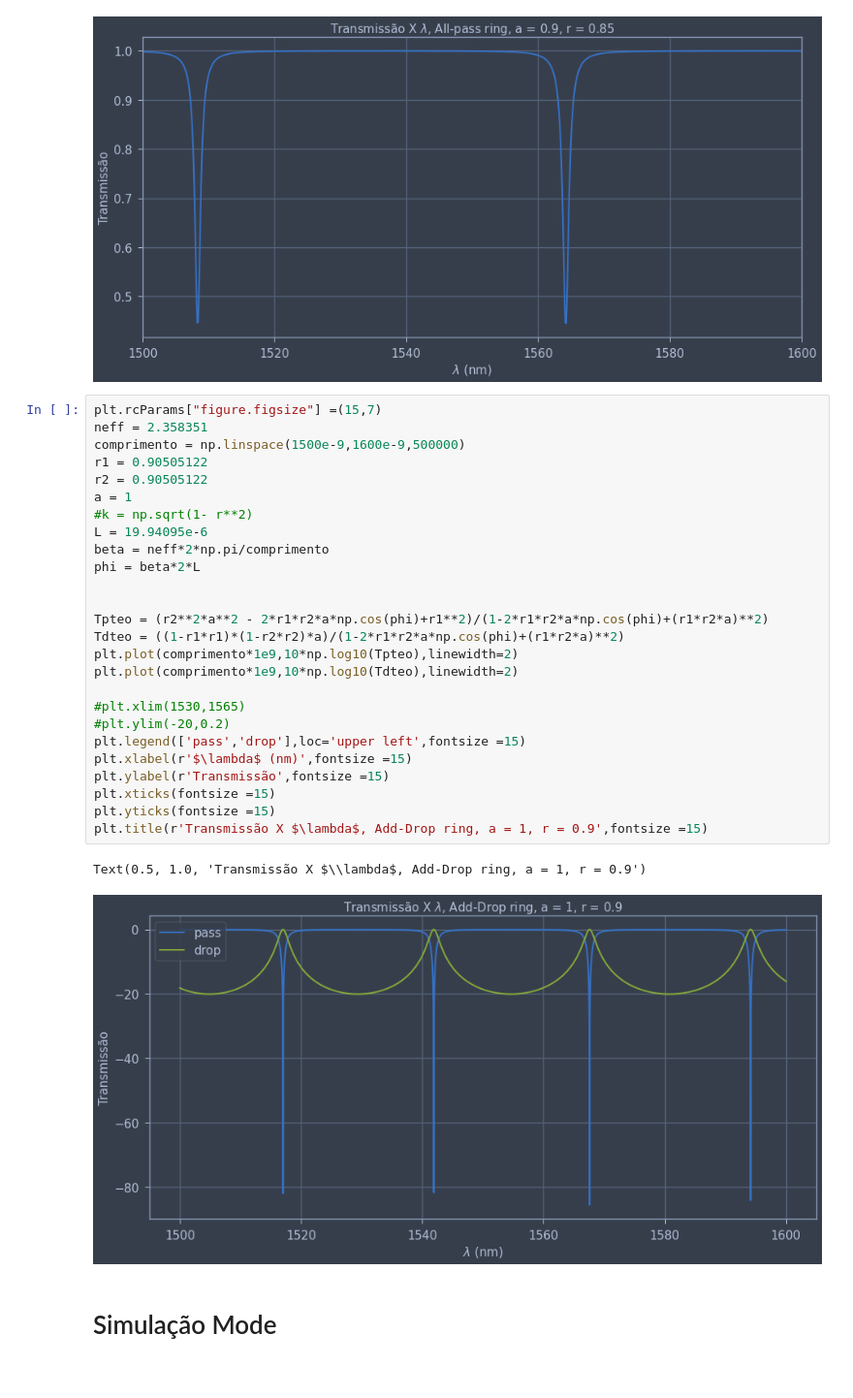
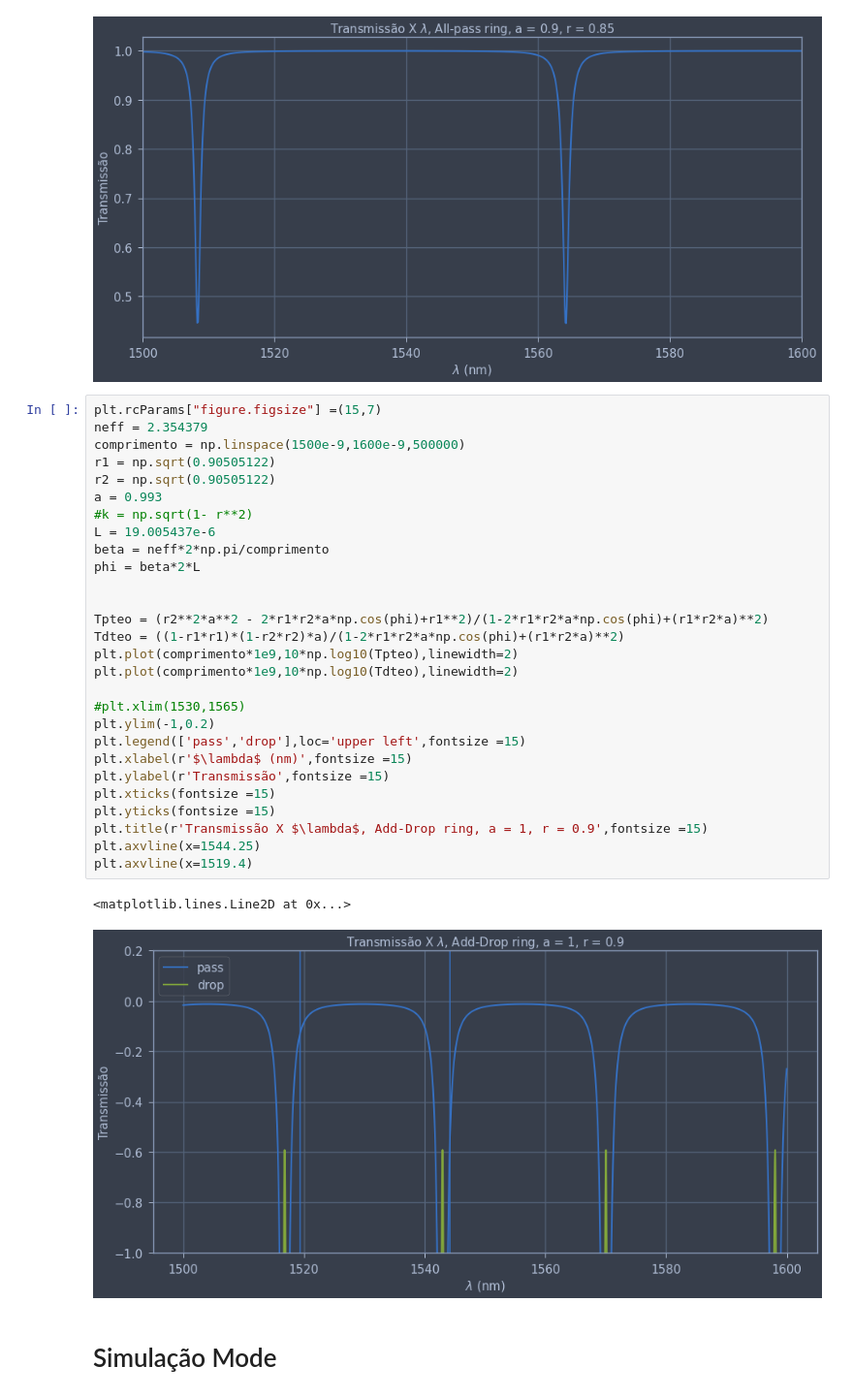
Before and after one commit to LucasLobo7/Anelderessonancia, a Jupyter notebook: ANELRUIM.ipynb, the cells around one changed output. Shown at 97% size. Cells and saved outputs as stored; diff of their text form.

```diff
--- a/ANELRUIM.ipynb
+++ b/ANELRUIM.ipynb
@@ -129,33 +129,35 @@ Text(0.5, 1.0, 'Transmissão X $\\lambda$, All-pass ring, a = 0.9, r = 0.85')
 [figure]
 # %%
 plt.rcParams["figure.figsize"] =(15,7)
-neff = 2.358351
+neff = 2.354379
 comprimento = np.linspace(1500e-9,1600e-9,500000)
-r1 = 0.90505122
-r2 = 0.90505122
-a = 1
+r1 = np.sqrt(0.90505122)
+r2 = np.sqrt(0.90505122)
+a = 0.993
 #k = np.sqrt(1- r**2)
-L = 19.94095e-6
+L = 19.005437e-6
 beta = neff*2*np.pi/comprimento
 phi = beta*2*L
 
 
 Tpteo = (r2**2*a**2 - 2*r1*r2*a*np.cos(phi)+r1**2)/(1-2*r1*r2*a*np.cos(phi)+(r1*r2*a)**2)
 Tdteo = ((1-r1*r1)*(1-r2*r2)*a)/(1-2*r1*r2*a*np.cos(phi)+(r1*r2*a)**2)
 plt.plot(comprimento*1e9,10*np.log10(Tpteo),linewidth=2)
 plt.plot(comprimento*1e9,10*np.log10(Tdteo),linewidth=2)
 
 #plt.xlim(1530,1565)
-#plt.ylim(-20,0.2)
+plt.ylim(-1,0.2)
 plt.legend(['pass','drop'],loc='upper left',fontsize =15)
 plt.xlabel(r'$\lambda$ (nm)',fontsize =15)
 plt.ylabel(r'Transmissão',fontsize =15)
 plt.xticks(fontsize =15)
 plt.yticks(fontsize =15)
 plt.title(r'Transmissão X $\lambda$, Add-Drop ring, a = 1, r = 0.9',fontsize =15)
+plt.axvline(x=1544.25)
+plt.axvline(x=1519.4)
 # %% [output]
-Text(0.5, 1.0, 'Transmissão X $\\lambda$, Add-Drop ring, a = 1, r = 0.9')
+<matplotlib.lines.Line2D at 0x...>
-[figure, old version]
+[figure, new version]
 # %% [markdown]
 # Simulação Mode
 # %%
```
Also changed, not shown: parts of 5 cells of this notebook, 2 other files.
